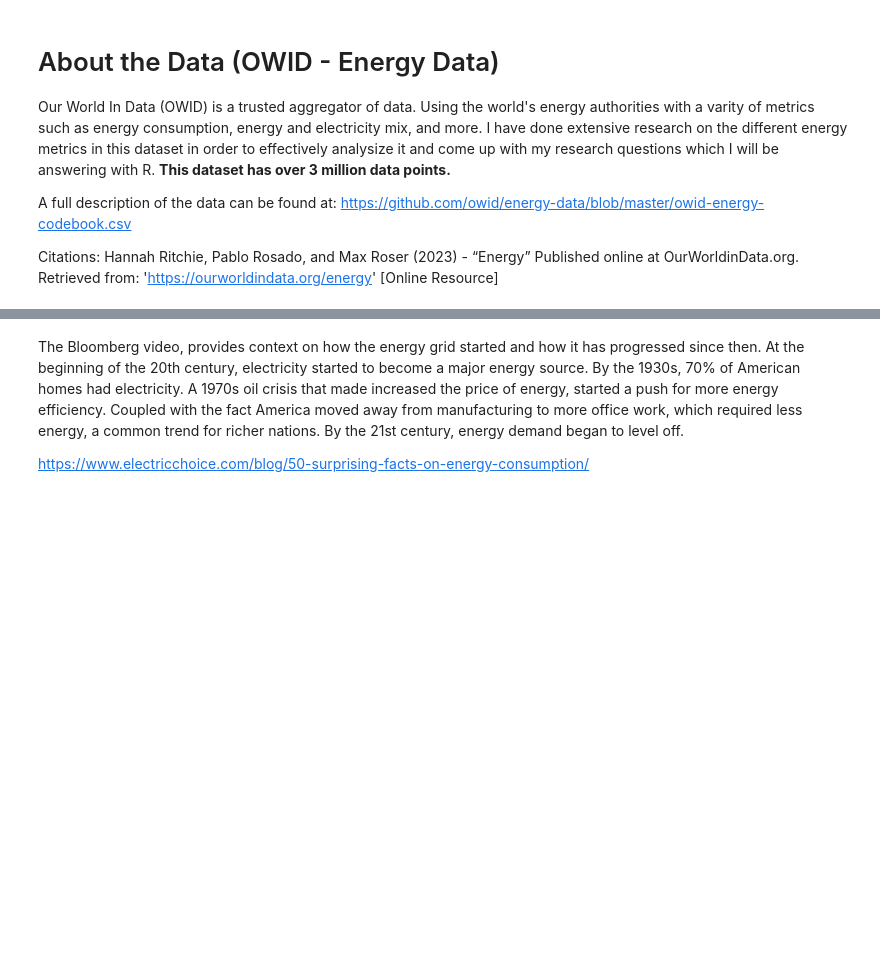
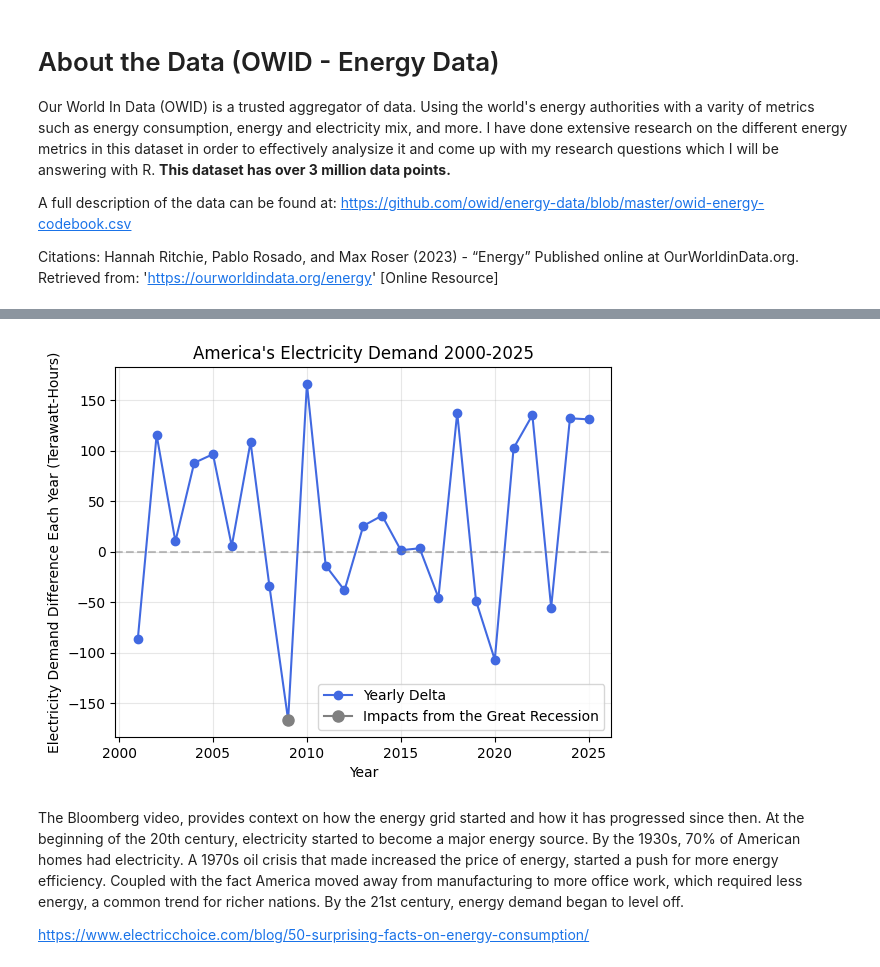
Before and after one commit to kduran-stack/climate_collection_kd, a Jupyter notebook: ML_energy_demand.ipynb, the cells around one changed output, grey strips where cells are left out. Saved outputs shown, nothing was run; the diff lists cells and outputs as text; code cells hidden in the pictures; blank space fills up the shorter version.

```diff
--- a/ML_energy_demand.ipynb
+++ b/ML_energy_demand.ipynb
@@ -146,6 +145,18 @@ max_val= america["electricity_demand"].max()
 abs_growth = (max-min)
 total_pct_growth = (abs_growth / min_val) * 100
 avg_annual_twh = abs_growth / years
+#how much it increased every year:
+
+# df is sorted chronologically by year
+america = america.sort_values("year")
+
+# 2. Calculate the year-over-year delta
+america["yearly_increase"] = america["electricity_demand"].diff()
+
+# Display the result to see the change for every single year
+print(america[["year", "electricity_demand", "yearly_increase"]])
+
+
 cagr = ((max_val / min_val) ** (1 / years) - 1) * 100
 
 #year average up until: 2022
@@ -168,6 +191,28 @@ Absolute Growth:         786.21 TWh
 Total Percentage Growth: 20.97%
 Average Annual Increase: 31.45 TWh/year
 CAGR (Annualized Pace):  0.76%
+# %%
+plt.plot(america["year"], america["yearly_increase"], color="royalblue", marker="o", label="Yearly Delta")
+
+recession= america[america["year"] == 2009]
+recession_2009 = recession["yearly_increase"]
+plt.plot(2009, recession_2009, marker="o", color="grey", markersize=8, label="Impacts from the Great Recession")
+
+#ax1.plot(2022, a1_demand_2022, marker="o", color="orange", markersize=8, label="GPT-3.5 model release (Start of AI boom)")
+
+
+#labels
+plt.xlabel("Year")
+plt.ylabel("Electricity Demand Difference Each Year (Terawatt-Hours)")
+plt.title("America's Electricity Demand 2000-2025")
+
+plt.axhline(0, color="gray", linestyle="--", alpha=0.5) # Shows the line where growth is exactly zero
+plt.grid(True, alpha=0.3)
+plt.legend()
+
+plt.show()
+# %% [output]
+[figure, added]
 # %% [markdown]
 The Bloomberg video, provides context on how the energy grid started and how it has progressed since then. At the beginning of the 20th century, electricity started to become a major energy source. By the 1930s, 70% of American homes had electricity. A 1970s oil crisis that made increased the price of energy, started a push for more energy efficiency. Coupled with the fact America moved away from manufacturing to more office work, which required less energy, a common trend for richer nations. By the 21st century, energy demand began to level off.
 
```
Also changed, not shown: parts of 6 cells of this notebook.
